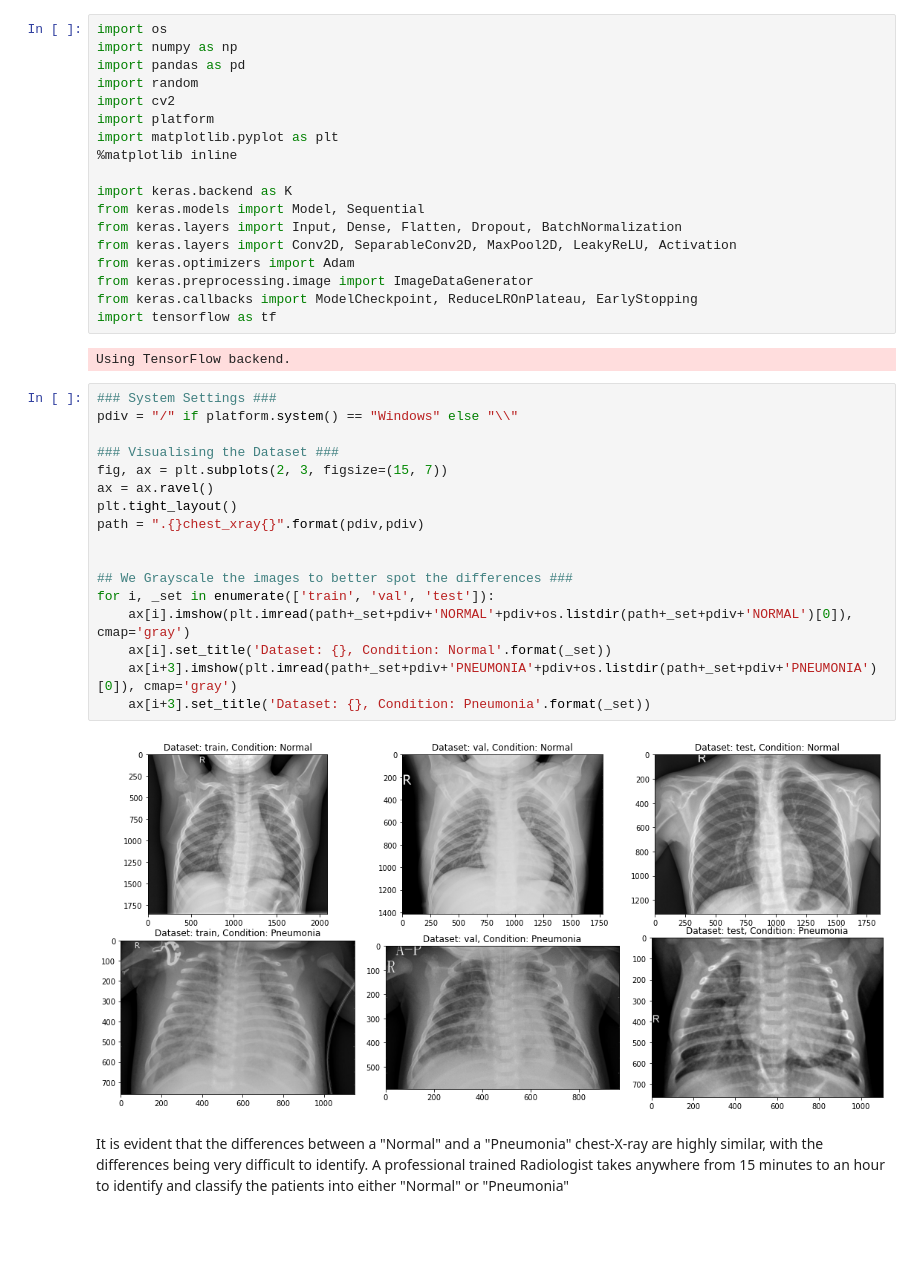
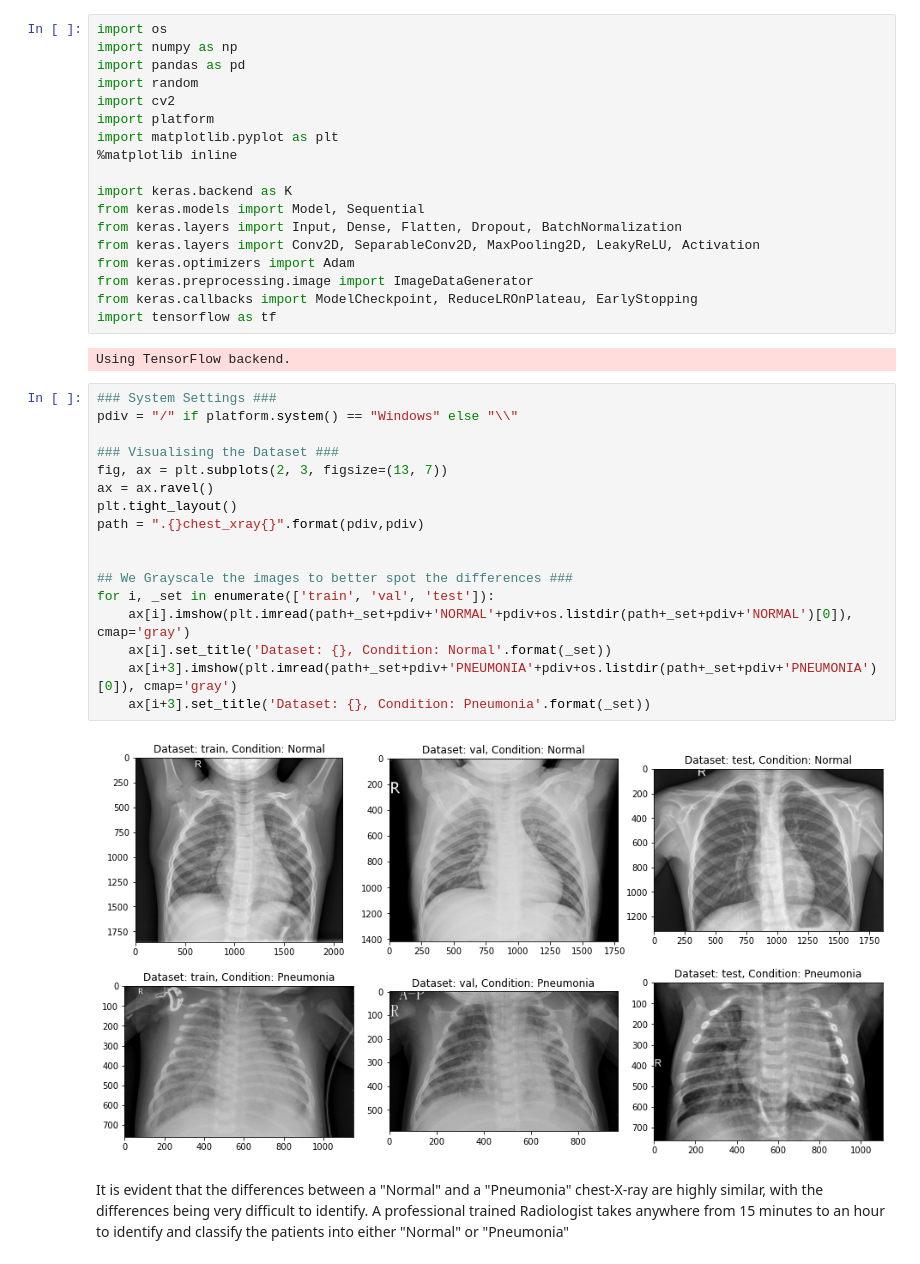
Before and after one commit to cs3244-08-19s2/cs3244, a Jupyter notebook: PneumoniaDetector_KerasCNN.ipynb, the cells around one changed output. Saved outputs shown, nothing was run; the diff lists cells and outputs as text; blank space fills up the shorter version.

```diff
--- a/PneumoniaDetector_KerasCNN.ipynb
+++ b/PneumoniaDetector_KerasCNN.ipynb
@@ -14,7 +14,7 @@ import matplotlib.pyplot as plt
 import keras.backend as K
 from keras.models import Model, Sequential
 from keras.layers import Input, Dense, Flatten, Dropout, BatchNormalization
-from keras.layers import Conv2D, SeparableConv2D, MaxPool2D, LeakyReLU, Activation
+from keras.layers import Conv2D, SeparableConv2D, MaxPooling2D, LeakyReLU, Activation
 from keras.optimizers import Adam
 from keras.preprocessing.image import ImageDataGenerator
 from keras.callbacks import ModelCheckpoint, ReduceLROnPlateau, EarlyStopping
@@ -24,22 +24,22 @@ Using TensorFlow backend.
 # %%
 ### System Settings ###
 pdiv = "/" if platform.system() == "Windows" else "\\"
 
 ### Visualising the Dataset ###
-fig, ax = plt.subplots(2, 3, figsize=(15, 7))
+fig, ax = plt.subplots(2, 3, figsize=(13, 7))
 ax = ax.ravel()
 plt.tight_layout()
 path = ".{}chest_xray{}".format(pdiv,pdiv)
 
 
 ## We Grayscale the images to better spot the differences ###
 for i, _set in enumerate(['train', 'val', 'test']):
     ax[i].imshow(plt.imread(path+_set+pdiv+'NORMAL'+pdiv+os.listdir(path+_set+pdiv+'NORMAL')[0]), cmap='gray')
     ax[i].set_title('Dataset: {}, Condition: Normal'.format(_set))
     ax[i+3].imshow(plt.imread(path+_set+pdiv+'PNEUMONIA'+pdiv+os.listdir(path+_set+pdiv+'PNEUMONIA')[0]), cmap='gray')
     ax[i+3].set_title('Dataset: {}, Condition: Pneumonia'.format(_set))
 # %% [output]
-[figure, old version]
+[figure, new version]
 # %% [markdown]
 It is evident that the differences between a "Normal" and a "Pneumonia" chest-X-ray are highly similar, with the differences being very difficult to identify. A professional trained Radiologist takes anywhere from 15 minutes to an hour to identify and classify the patients into either "Normal" or "Pneumonia"
 # %%
```
Also changed, not shown: parts of 10 cells of this notebook.
